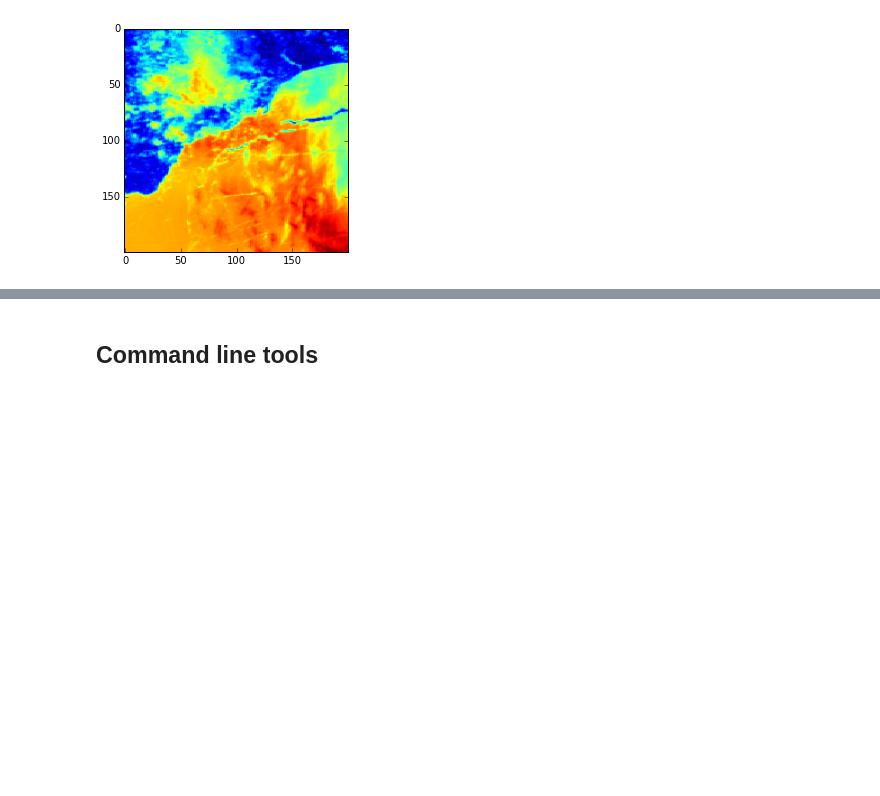
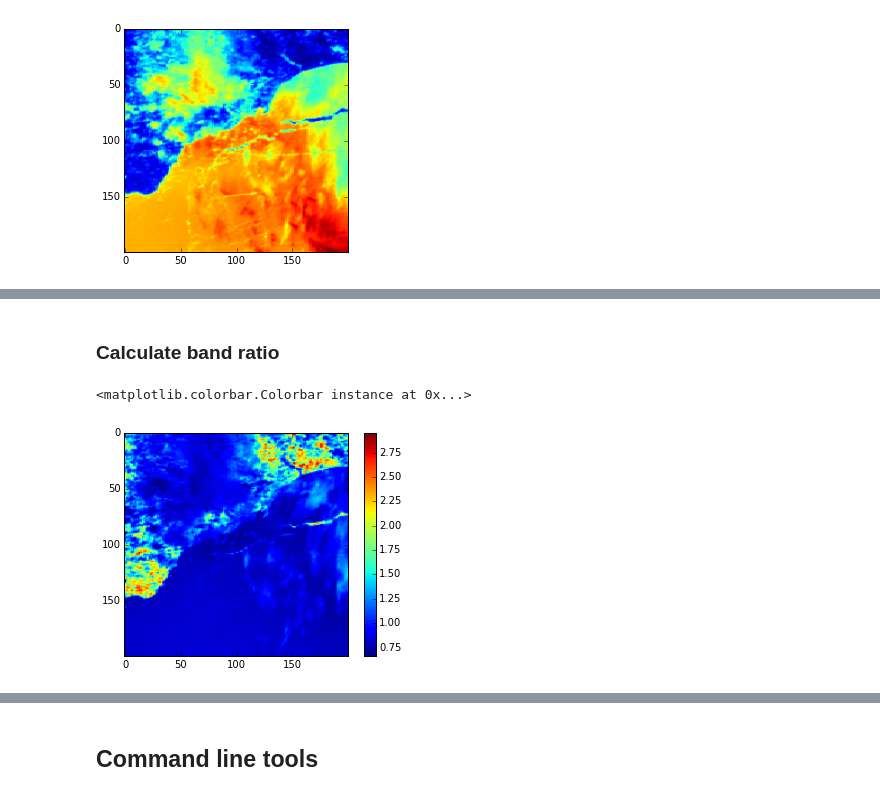
Before and after one commit to nansencenter/nansat-lectures, a Jupyter notebook: gdal.ipynb, the cells around one changed output, grey strips where cells are left out. Cells and saved outputs as stored; diff of their text form; code cells hidden in the pictures; blank space fills up the shorter version.

```diff
--- a/gdal.ipynb
+++ b/gdal.ipynb
@@ -35,0 +43,8 @@ plt.imshow(arr2)
+# %% [markdown]
+### Calculate band ratio
+# %%
+arr2 = dataset.GetRasterBand(8).ReadAsArray(200, 200, 200, 200).astype('float32')
+plt.imshow(arr1/arr2);plt.colorbar()
+# %% [output]
+<matplotlib.colorbar.Colorbar instance at 0x...>
+[figure, added]
```
Also changed, not shown: parts of 8 cells of this notebook.
